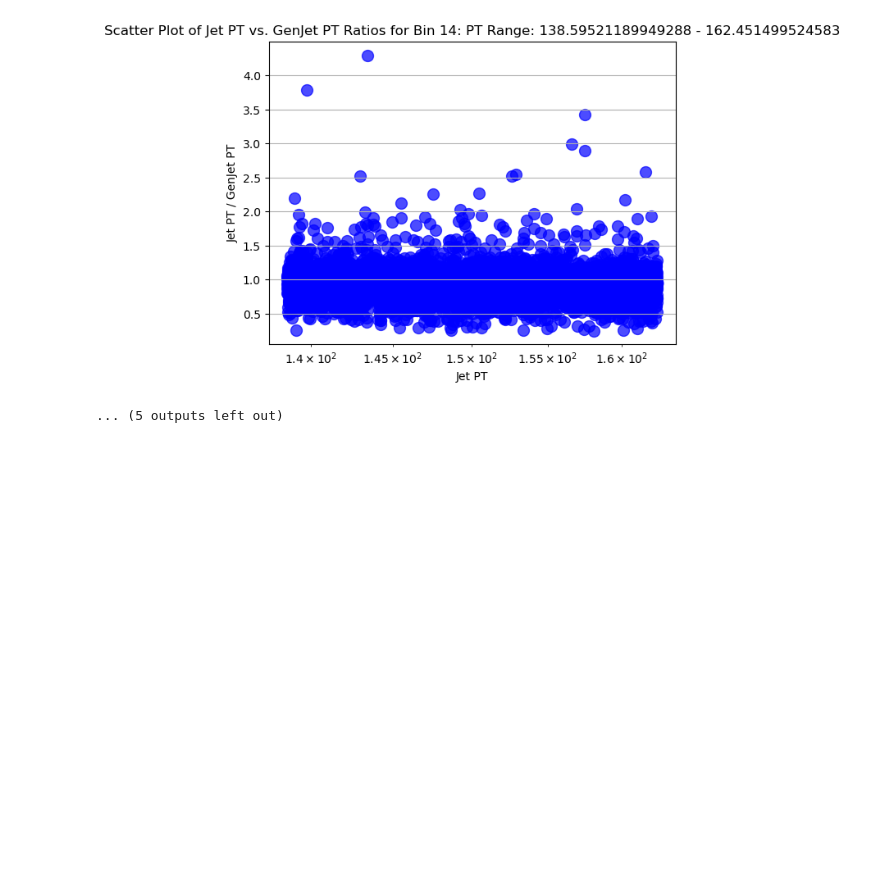
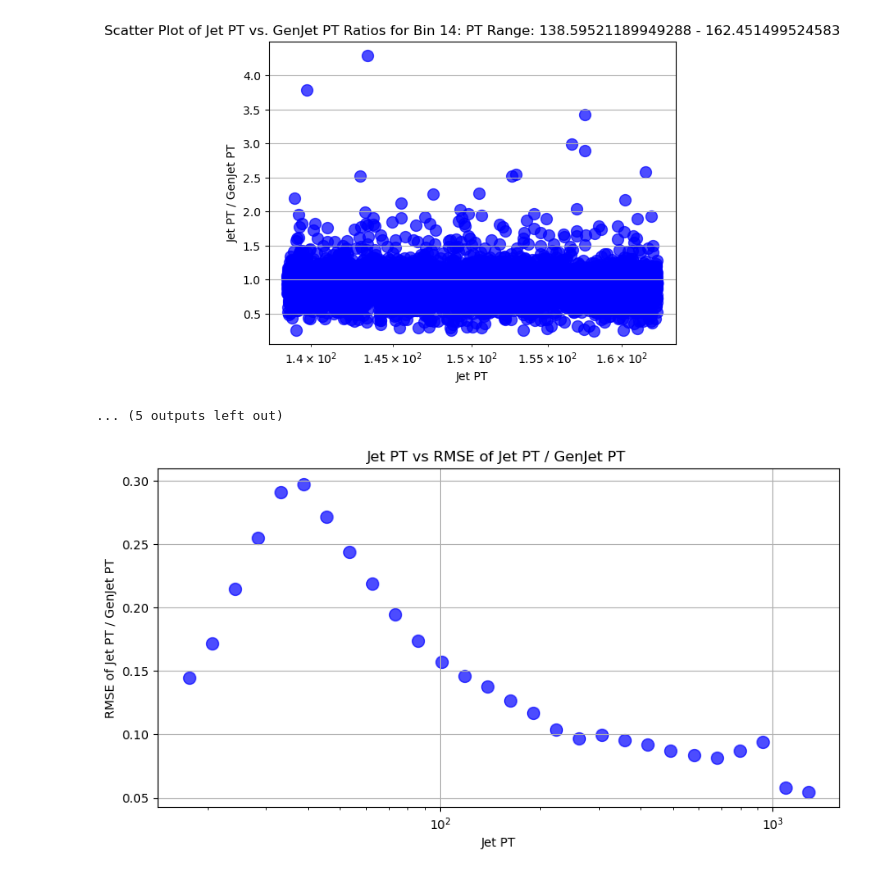
Before and after one commit to rhammad7/Supersymmetry_Analysis, a Jupyter notebook: jet_energy_resolution.ipynb, the cells around one changed output. Cells and saved outputs as stored; diff of their text form; code cells hidden in the pictures; blank space fills up the shorter version.

```diff
--- a/jet_energy_resolution.ipynb
+++ b/jet_energy_resolution.ipynb
@@ -422,0 +526,4 @@ RMSE Ratios for Bin 18: 0.15013753770691382
+# %%
+energy_resolution_1st_suggestion("/data/analysis/rhammad/merged_all_100k_pileUp.root", 0.5, 2.0)
+# %% [output]
+[figure, added]
```
Also changed, not shown: parts of 13 cells of this notebook.
